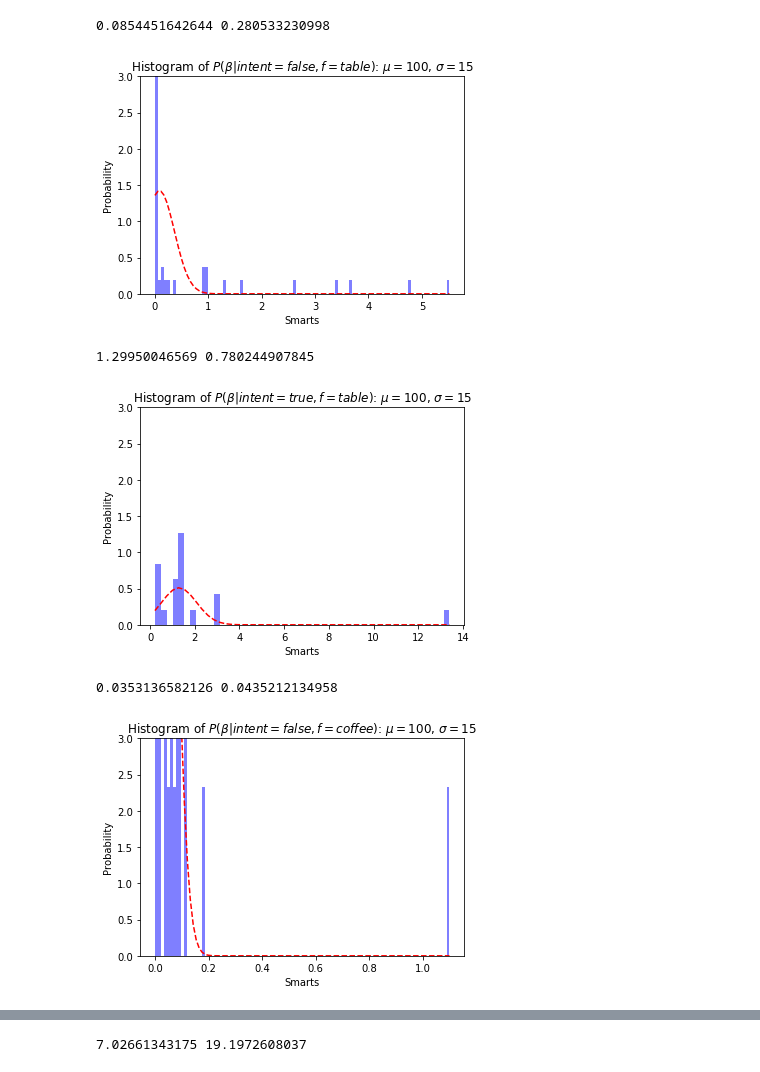
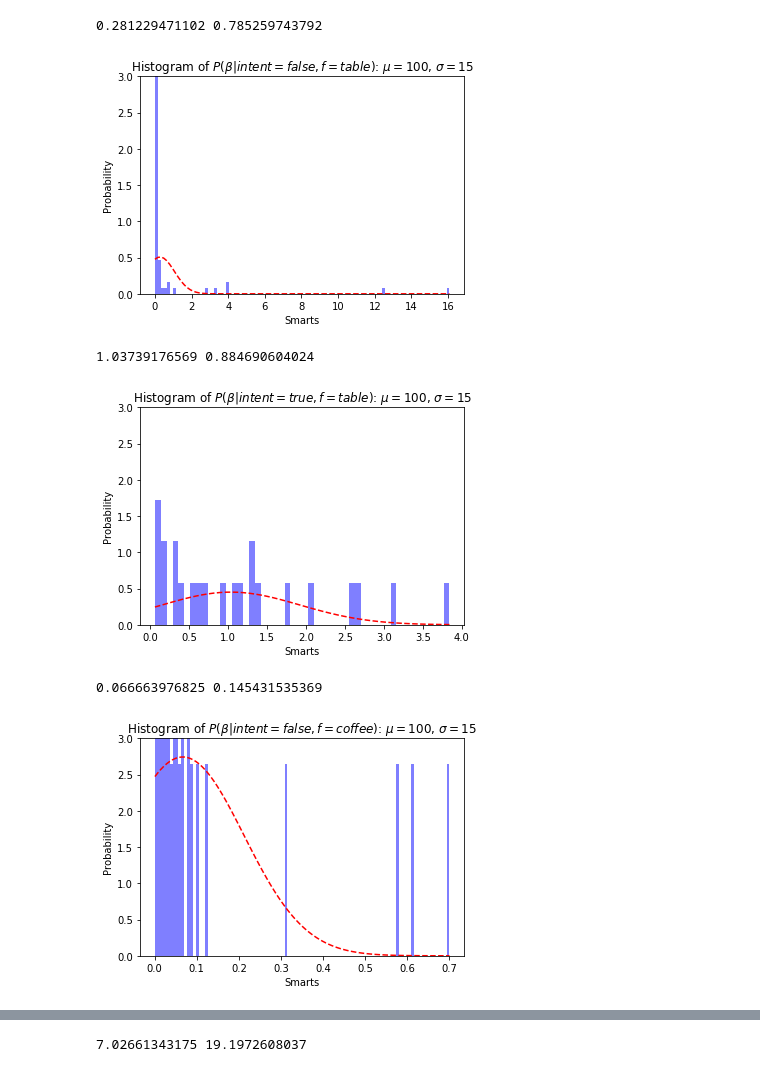
Before and after one commit to andreea7b/jaco_learning, a Jupyter notebook: src/data/experimental/plot_betas.ipynb, the cells around one changed output, grey strips where cells are left out. Saved outputs shown, nothing was run; the diff lists cells and outputs as text; code cells hidden in the pictures.

Commit message:
updated plot script

```diff
--- a/src/data/experimental/plot_betas.ipynb
+++ b/src/data/experimental/plot_betas.ipynb
@@ -9,7 +9,7 @@ import matplotlib.mlab as mlab
 
 from scipy import stats
 
-person_names = {0: "Andreea", 1: "Andrea", 2: "Eli", 3: "Ravi", 4: "Hong", 5: "Ellis", 6: "Steven"}
+person_names = {0: "Andreea", 1: "Andrea", 2: "Eli", 3: "Ravi", 4: "Hong", 5: "Ellis", 6: "Steven", 7:"Smitha", 8:"Simon"}
 corrections_str = []
 for file in glob.glob('betas/*_BETA_*.p'):
     corrections_str.append(file)
@@ -107,4 +107,12 @@ print(P_beta_01)
 # intent = true, feature = coffee
 P_beta_11 = df.loc[(df['Features known by R'] == 'coffee')&(df['Rational'] == True)]['Beta1']
 print(P_beta_11)
+
+# intent = false, feature = human
+P_beta_01 = df.loc[(df['Features known by R'] == 'human')&(df['Rational'] == False)]['Beta1']
+print(P_beta_02)
+
+# intent = true, feature = human
+P_beta_11 = df.loc[(df['Features known by R'] == 'human')&(df['Rational'] == True)]['Beta1']
+print(P_beta_12)
 # %% [output]
@@ -145,8 +154,8 @@ plt.ylim((0,3))
 plt.subplots_adjust(left=0.15)
 plt.show()
 # %% [output]
-0.0854451642644 0.280533230998
+0.281229471102 0.785259743792
-[figure, old version]
+[figure, new version]
 # %%
 num_bins = 50
 # the histogram of the data
@@ -167,30 +176,30 @@ plt.ylim((0,3))
 plt.subplots_adjust(left=0.15)
 plt.show()
 # %% [output]
-1.29950046569 0.780244907845
+1.03739176569 0.884690604024
-[figure, old version]
+[figure, new version]
 # %%
 num_bins = 100
 # the histogram of the data
 n, bins, patches = plt.hist(P_beta_01, num_bins, normed=1, facecolor='blue', alpha=0.5)
 
 # add a 'best fit' line
 data = P_beta_01
-data = data[abs(data - np.mean(data)) < 2 * np.std(data)]
+#data = data[abs(data - np.mean(data)) < 2 * np.std(data)]
 mu, sigma = stats.norm.fit(data)
 print mu,sigma
 y = mlab.normpdf(bins, mu, sigma)
 plt.plot(bins, y, 'r--')
 plt.xlabel('Smarts')
 plt.ylabel('Probability')
 plt.title(r'Histogram of $P(\beta|intent=false,f=coffee)$: $\mu=100$, $\sigma=15$')
 plt.ylim((0,3))
 # Tweak spacing to prevent clipping of ylabel
 plt.subplots_adjust(left=0.15)
 plt.show()
 # %% [output]
-0.0353136582126 0.0435212134958
+0.066663976825 0.145431535369
-[figure, old version]
+[figure, new version]
 # %%
 num_bins = 50
 # the histogram of the data
```
Also changed, not shown: parts of 3 cells of this notebook.
